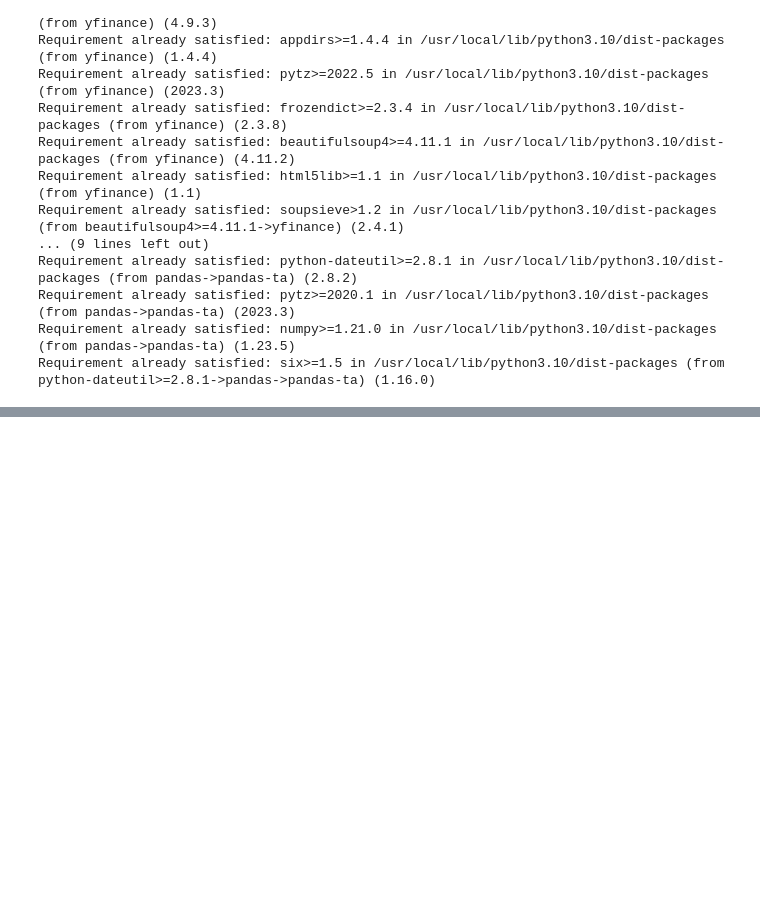
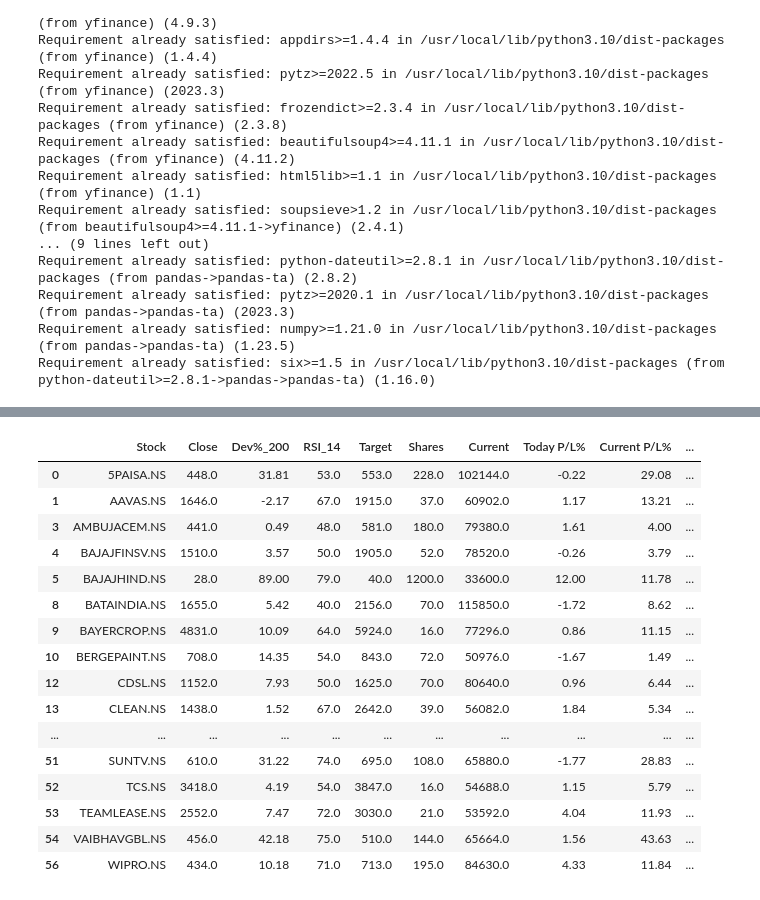
Before and after one commit to ankit-rathi/Data-Science-with-Python, a Jupyter notebook: Tradevesting/myStocks_Portfolio_Analysis.ipynb, the cells around one changed output, grey strips where cells are left out. Cells and saved outputs as stored; diff of their text form; code cells hidden in the pictures; blank space fills up the shorter version.

```diff
--- a/Tradevesting/myStocks_Portfolio_Analysis.ipynb
+++ b/Tradevesting/myStocks_Portfolio_Analysis.ipynb
@@ -356,3 +356,26 @@ df_portfolio_features.sort_values(by = 'Juice Left%', ascending=True)
+# %%
+# stocks to buy in Mom's account
+
+df_data = df_portfolio_features[~df_portfolio_features["Stock"].isin(sv_pf['Stock'].values)]
+data_table.DataTable(df_data, include_index=False)
+# %% [output]
+|  | Stock | Close | Dev%_200 | RSI_14 | Target | Shares | Current | Today P/L% | Current P/L% | ... |
+| 0 | 5PAISA.NS | 448.0 | 31.81 | 53.0 | 553.0 | 228.0 | 102144.0 | -0.22 | 29.08 | ... |
+| 1 | AAVAS.NS | 1646.0 | -2.17 | 67.0 | 1915.0 | 37.0 | 60902.0 | 1.17 | 13.21 | ... |
+| 3 | AMBUJACEM.NS | 441.0 | 0.49 | 48.0 | 581.0 | 180.0 | 79380.0 | 1.61 | 4.00 | ... |
+| 4 | BAJAJFINSV.NS | 1510.0 | 3.57 | 50.0 | 1905.0 | 52.0 | 78520.0 | -0.26 | 3.79 | ... |
+| 5 | BAJAJHIND.NS | 28.0 | 89.00 | 79.0 | 40.0 | 1200.0 | 33600.0 | 12.00 | 11.78 | ... |
+| 8 | BATAINDIA.NS | 1655.0 | 5.42 | 40.0 | 2156.0 | 70.0 | 115850.0 | -1.72 | 8.62 | ... |
+| 9 | BAYERCROP.NS | 4831.0 | 10.09 | 64.0 | 5924.0 | 16.0 | 77296.0 | 0.86 | 11.15 | ... |
+| 10 | BERGEPAINT.NS | 708.0 | 14.35 | 54.0 | 843.0 | 72.0 | 50976.0 | -1.67 | 1.49 | ... |
+| 12 | CDSL.NS | 1152.0 | 7.93 | 50.0 | 1625.0 | 70.0 | 80640.0 | 0.96 | 6.44 | ... |
+| 13 | CLEAN.NS | 1438.0 | 1.52 | 67.0 | 2642.0 | 39.0 | 56082.0 | 1.84 | 5.34 | ... |
+| ... | ... | ... | ... | ... | ... | ... | ... | ... | ... | ... |
+| 51 | SUNTV.NS | 610.0 | 31.22 | 74.0 | 695.0 | 108.0 | 65880.0 | -1.77 | 28.83 | ... |
+| 52 | TCS.NS | 3418.0 | 4.19 | 54.0 | 3847.0 | 16.0 | 54688.0 | 1.15 | 5.79 | ... |
+| 53 | TEAMLEASE.NS | 2552.0 | 7.47 | 72.0 | 3030.0 | 21.0 | 53592.0 | 4.04 | 11.93 | ... |
+| 54 | VAIBHAVGBL.NS | 456.0 | 42.18 | 75.0 | 510.0 | 144.0 | 65664.0 | 1.56 | 43.63 | ... |
+| 56 | WIPRO.NS | 434.0 | 10.18 | 71.0 | 713.0 | 195.0 | 84630.0 | 4.33 | 11.84 | ... |
 # %%
 #myts['Value'] = myts['Value'].str.replace(',', '').astype(float)
 # %%
```
Also changed, not shown: parts of 15 cells of this notebook.
